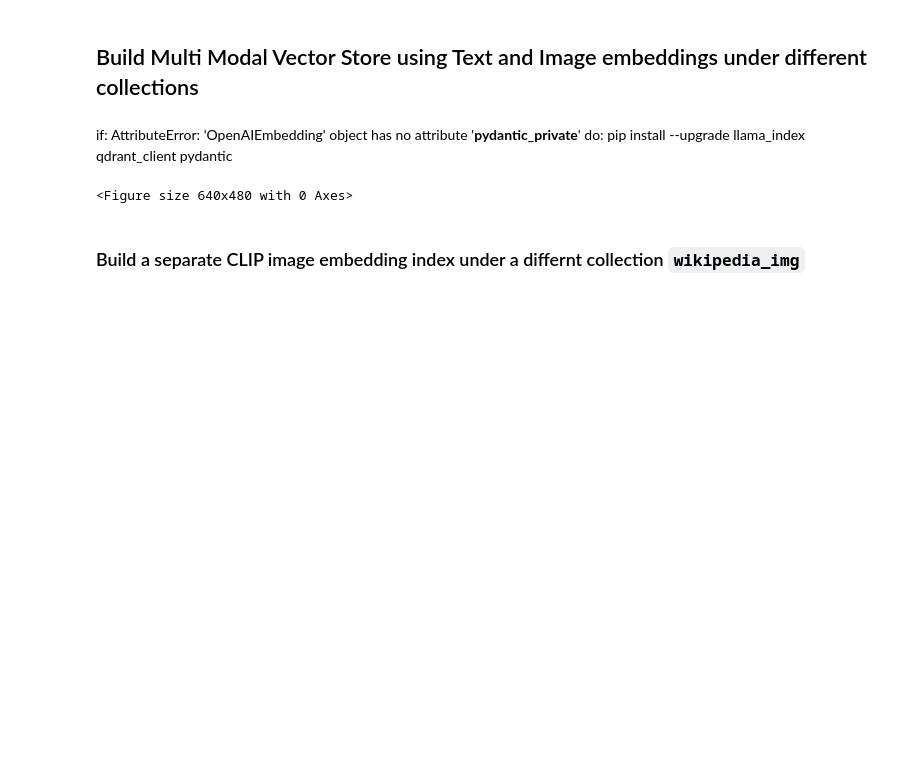
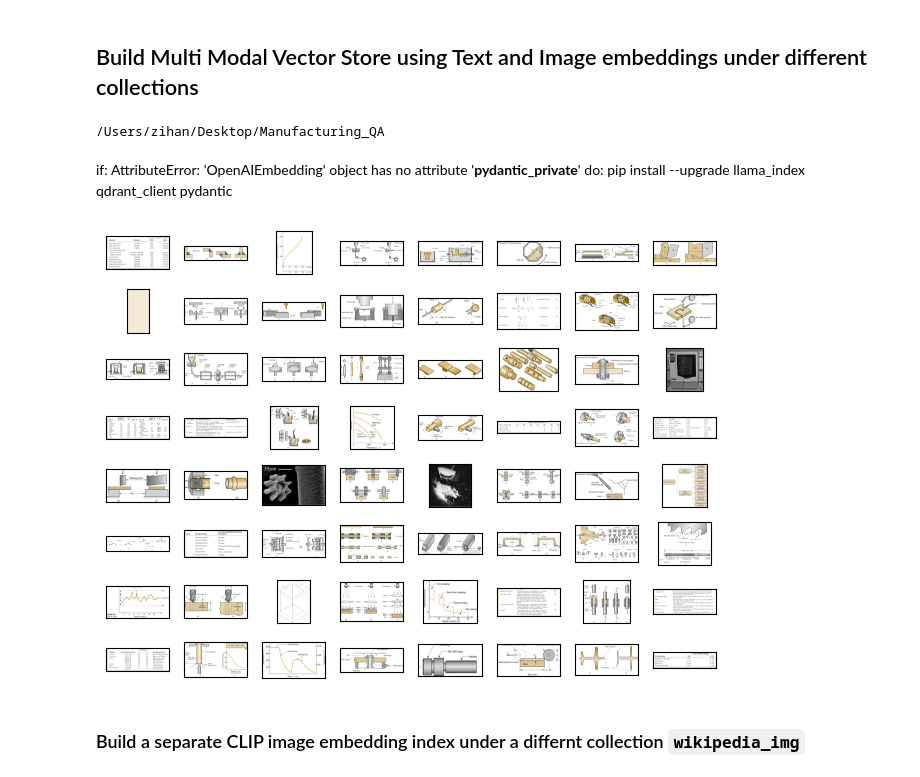
Before and after one commit to Zdong104/ManufacturtingQA, a Jupyter notebook: 3Experiment/1Notebooks/Multimodal_RAG.ipynb, the cells around one changed output. Drawn from its saved outputs; the diff is of its cells as text; code cells hidden in the pictures; blank space fills up the shorter version.

```diff
--- a/3Experiment/1Notebooks/Multimodal_RAG.ipynb
+++ b/3Experiment/1Notebooks/Multimodal_RAG.ipynb
@@ -158,4 +131,10 @@ index = MultiModalVectorStoreIndex.from_documents(
 
 # Save it
 index.storage_context.persist(persist_dir="./storage")
+# %%
+import os
+os.chdir("../../")
+!pwd
+# %% [output]
+/Users/zihan/Desktop/Manufacturing_QA
 # %%
@@ -205,35 +174,35 @@ pip install --upgrade llama_index qdrant_client pydantic
 from pathlib import Path
 from PIL import Image
 import matplotlib.pyplot as plt
 import os
 
 # Define the path for the documents folder
-magic_pdf_path = Path("BookData/all_documents")
+magic_pdf_path = Path("1Book/3Book_txt_images")
 image_paths = list(magic_pdf_path.glob("*.jpg"))
 
 # Function to plot images
 def plot_images(image_paths):
     images_shown = 0
     for img_path in image_paths:
         if os.path.isfile(img_path):
             image = Image.open(img_path).convert("RGB")
 
             plt.subplot(8, 8, images_shown + 1)
             plt.imshow(image)
             plt.xticks([])
             plt.yticks([])
 
             images_shown += 1
             if images_shown >= 64:
                 break
 
     plt.tight_layout()
     plt.show()
 
 # Call the function with the image paths
 plot_images(image_paths)
 # %% [output]
-<Figure size 640x480 with 0 Axes>
+[figure, added]
 # %% [markdown]
 ### Build a separate CLIP image embedding index under a differnt collection `wikipedia_img`
 # %% [markdown]
```
Also changed, not shown: parts of 11 cells of this notebook, 12 other files.
